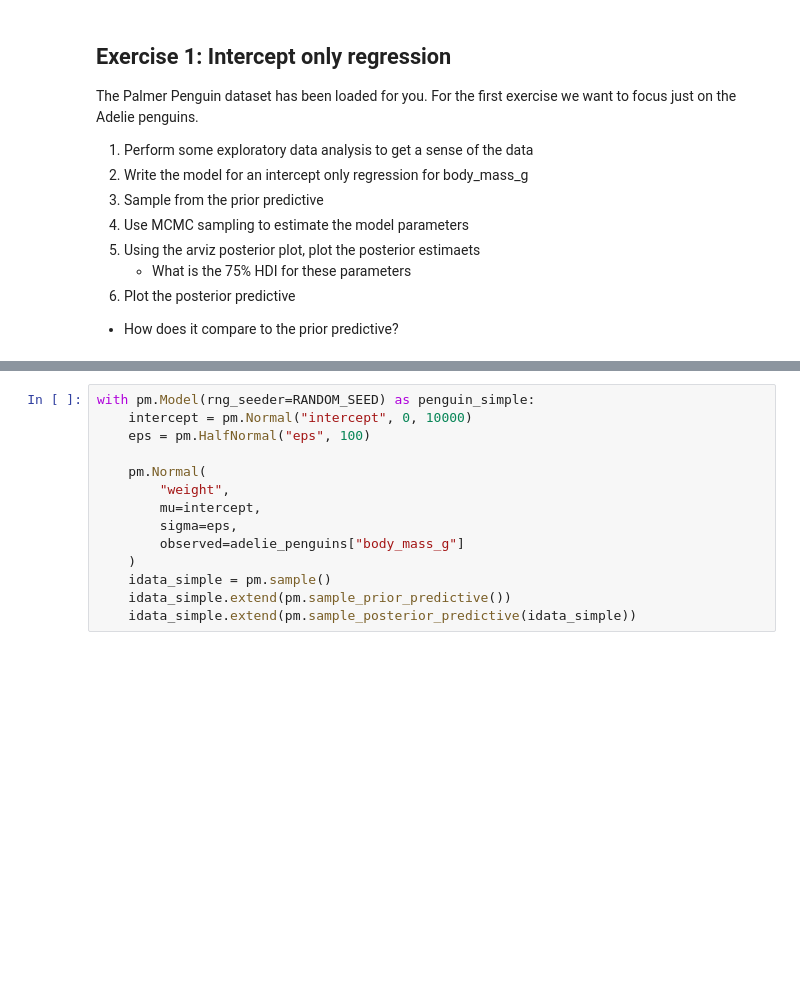
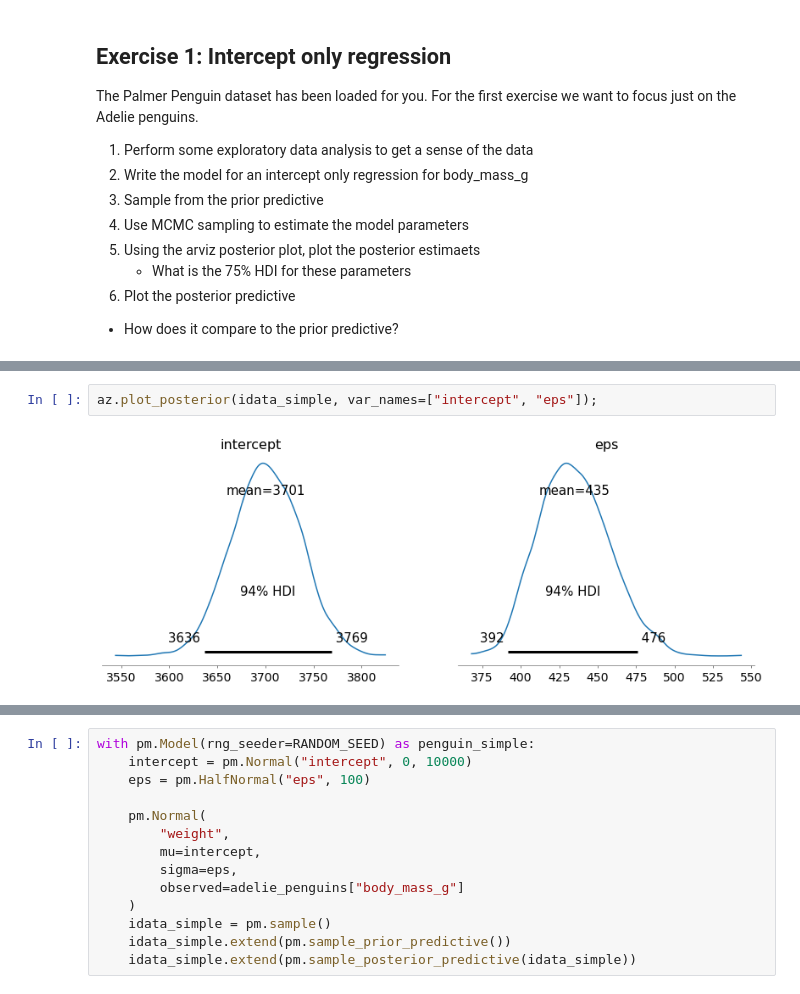
Before and after one commit to AlexAndorra/notebooks-experiments, a Jupyter notebook: Linear_Regression/LinearRegression Exercises.ipynb, the cells around one changed output, grey strips where cells are left out. Cells and saved outputs as stored; diff of their text form; blank space fills up the shorter version.

```diff
--- a/Linear_Regression/LinearRegression Exercises.ipynb
+++ b/Linear_Regression/LinearRegression Exercises.ipynb
@@ -62,0 +81,4 @@ adelie_penguins = penguins[adelie_mask]
+# %%
+az.plot_posterior(idata_simple, var_names=["intercept", "eps"]);
+# %% [output]
+[figure, added]
```
Also changed, not shown: parts of 14 cells of this notebook.
